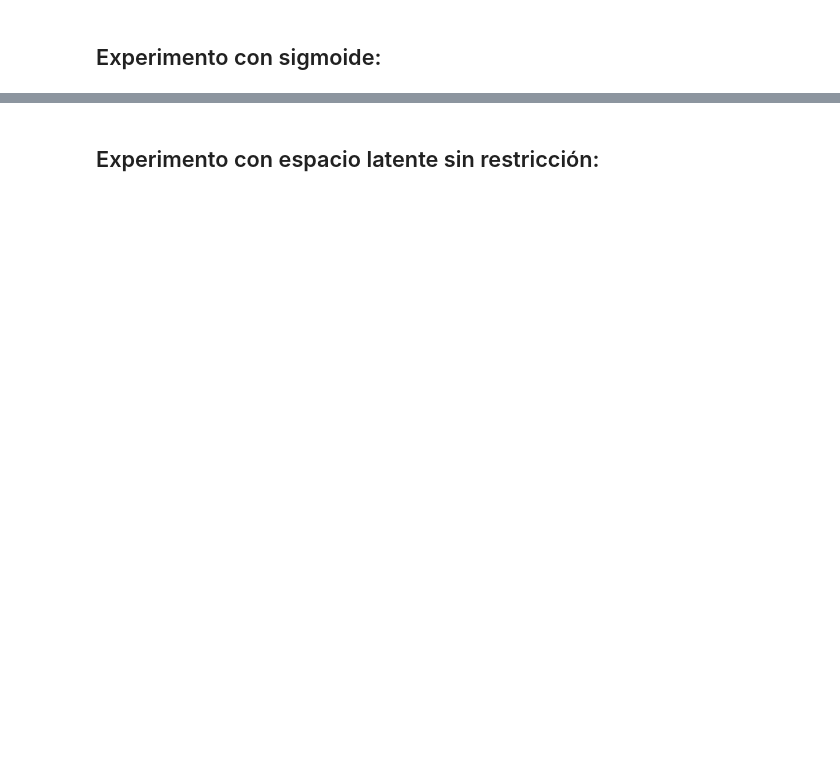
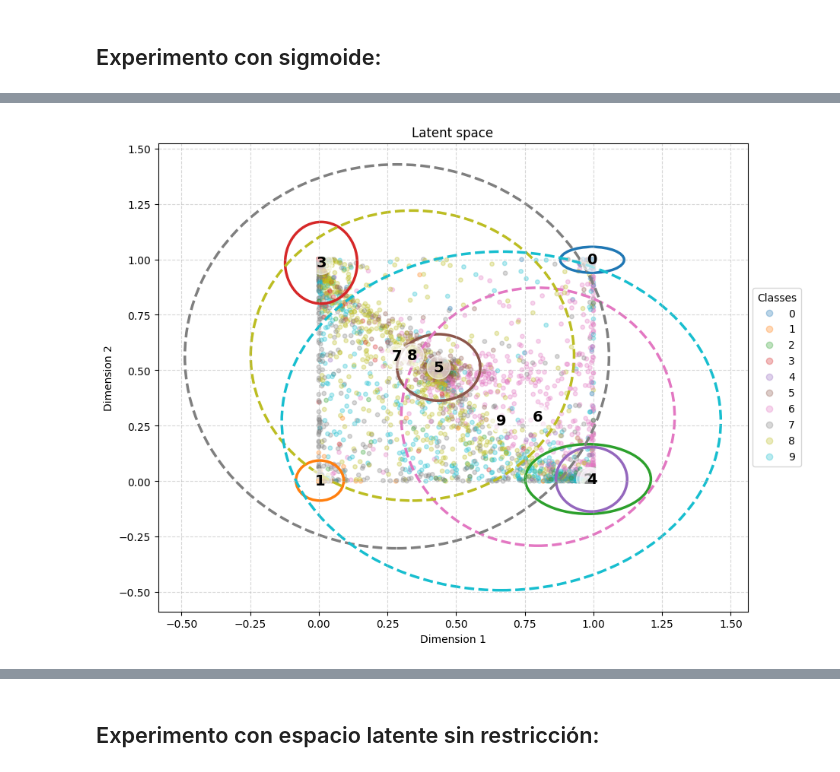
Before and after one commit to Lucy-syu/Out-of-distribution-Detection-Model, a Jupyter notebook: OODAutoencoder.ipynb, the cells around one changed output, grey strips where cells are left out. Cells and saved outputs as stored; diff of their text form; code cells hidden in the pictures; blank space fills up the shorter version.

```diff
--- a/OODAutoencoder.ipynb
+++ b/OODAutoencoder.ipynb
@@ -185,0 +261,61 @@ def covariance_ellipse(points, num_of_stds=2.0, **kwargs):
+# %%
+test_loader = DataLoader(test_dataset,
+                         batch_size=batch_size,
+                         shuffle=False)
+
+encodings_list = []
+labels_list = []
+
+with torch.no_grad():
+    for x_test, y_test in test_loader:
+        _, latent = model(x_test)
+        encodings_list.append(latent.cpu())
+        labels_list.append(y_test.cpu())
+
+encodings_np = torch.cat(encodings_list).numpy()
+labels_np = torch.cat(labels_list).numpy()
+
+fig, ax = plt.subplots(figsize=(10, 8))
+
+scatter = ax.scatter(
+    encodings_np[:, 0],
+    encodings_np[:, 1],
+    c=labels_np,
+    cmap='tab10',
+    alpha=0.3,
+    s=15
+)
+
+ax.set_title('Latent space')
+ax.set_xlabel('Dimension 1')
+ax.set_ylabel('Dimension 2')
+ax.grid(True, linestyle='--', alpha=0.5)
+
+for clase in range(10):
+    puntos_clase = encodings_np[labels_np == clase]
+    if len(puntos_clase) == 0: continue
+
+    media_x, media_y = np.mean(puntos_clase, axis=0)
+    std_x, std_y = np.std(puntos_clase, axis=0)
+    color = scatter.cmap(scatter.norm(clase))
+
+    elipse = Ellipse(xy=(media_x, media_y),
+                     width=std_x * 4,
+                     height=std_y * 4,
+                     edgecolor=color,
+                     fc='None',
+                     lw=2.5,
+                     linestyle='-' if clase <= 5 else '--')
+    ax.add_patch(elipse)
+
+    # Class number.
+    ax.annotate(str(clase), (media_x, media_y),
+                weight='bold', size=14, ha='center', va='center',
+                bbox=dict(boxstyle="circle", alpha=0.6, color='white'))
+
+legend_handles, _ = scatter.legend_elements()
+ax.legend(legend_handles, [str(i) for i in range(10)], title="Classes", loc='center left', bbox_to_anchor=(1, 0.5))
+
+plt.show()
+# %% [output]
+[figure, added]
```
Also changed, not shown: parts of 36 cells of this notebook.
